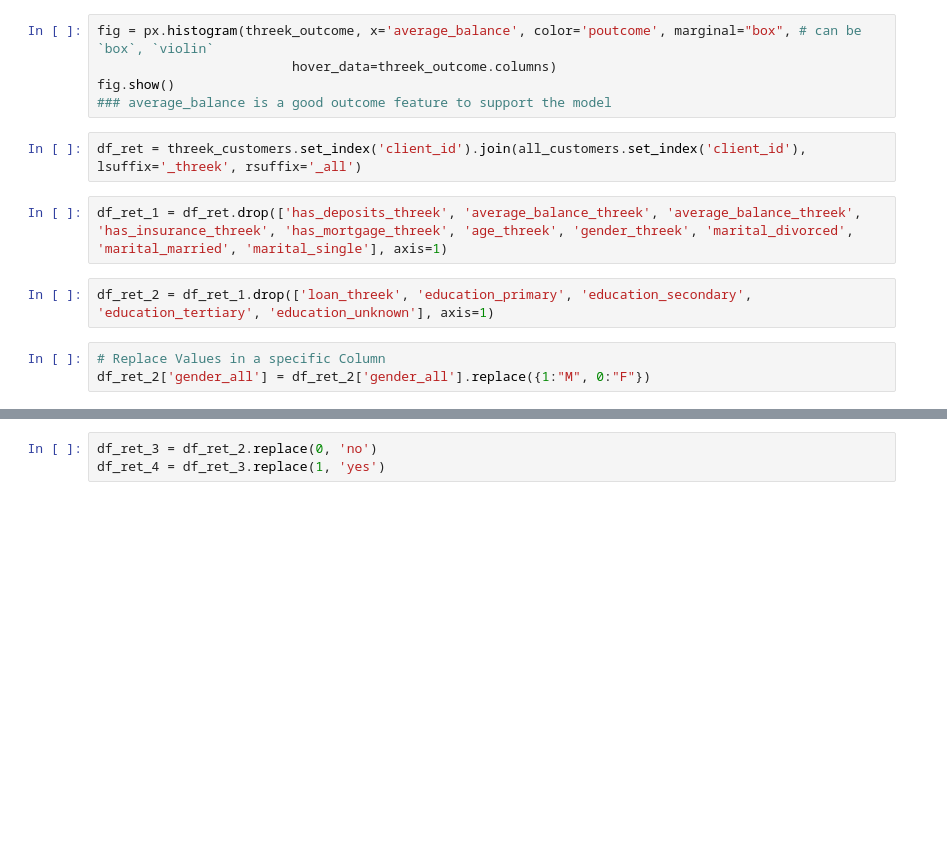
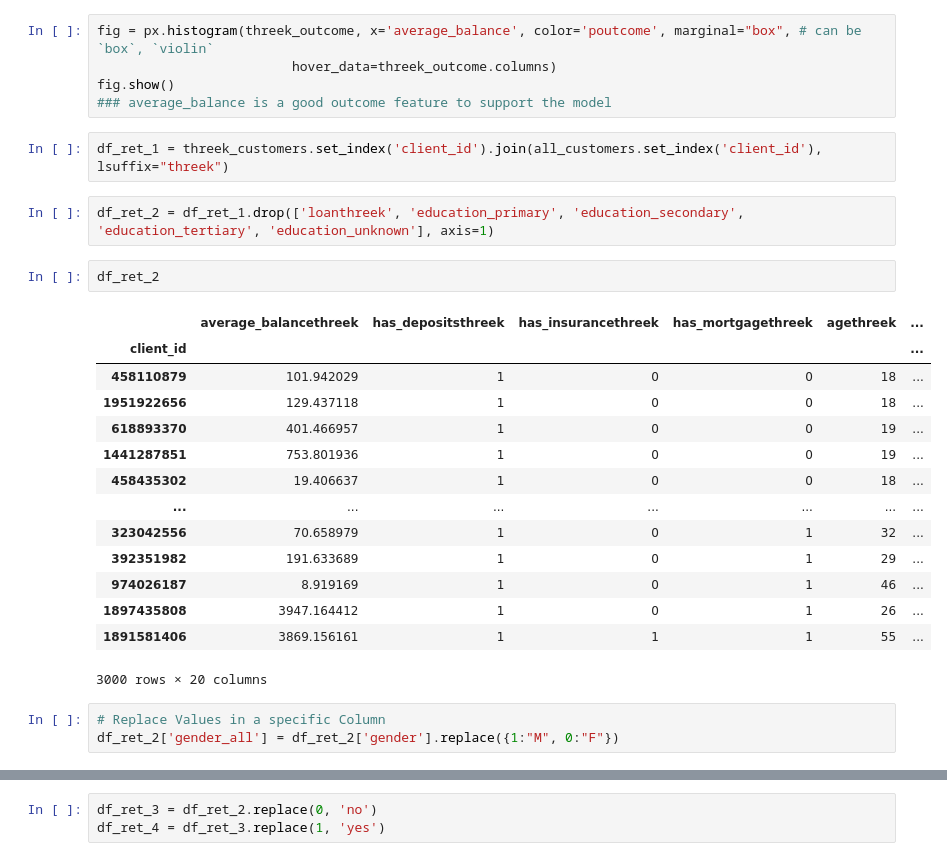
Before and after one commit to braverun/cb_case_study, a Jupyter notebook: cb_case_study.ipynb, the cells around one changed output, grey strips where cells are left out. Cells and saved outputs as stored; diff of their text form; blank space fills up the shorter version.

```diff
--- a/cb_case_study.ipynb
+++ b/cb_case_study.ipynb
@@ -385,14 +383,29 @@ fig = px.histogram(threek_outcome, x='average_balance', color='poutcome', margin
 fig.show()
 ### average_balance is a good outcome feature to support the model
 # %%
-df_ret = threek_customers.set_index('client_id').join(all_customers.set_index('client_id'), lsuffix='_threek', rsuffix='_all')
+df_ret_1 = threek_customers.set_index('client_id').join(all_customers.set_index('client_id'), lsuffix="threek")
-# %%
-df_ret_1 = df_ret.drop(['has_deposits_threek', 'average_balance_threek', 'average_balance_threek', 'has_insurance_threek', 'has_mortgage_threek', 'age_threek', 'gender_threek', 'marital_divorced', 'marital_married', 'marital_single'], axis=1)
 # %%
-df_ret_2 = df_ret_1.drop(['loan_threek', 'education_primary', 'education_secondary', 'education_tertiary', 'education_unknown'], axis=1)
+df_ret_2 = df_ret_1.drop(['loanthreek', 'education_primary', 'education_secondary', 'education_tertiary', 'education_unknown'], axis=1)
+# %%
+df_ret_2
+# %% [output]
+|  | average_balancethreek | has_depositsthreek | has_insurancethreek | has_mortgagethreek | agethreek | ... |
+| client_id |  |  |  |  |  | ... |
+| 458110879 | 101.942029 | 1 | 0 | 0 | 18 | ... |
+| 1951922656 | 129.437118 | 1 | 0 | 0 | 18 | ... |
+| 618893370 | 401.466957 | 1 | 0 | 0 | 19 | ... |
+| 1441287851 | 753.801936 | 1 | 0 | 0 | 19 | ... |
+| 458435302 | 19.406637 | 1 | 0 | 0 | 18 | ... |
+| ... | ... | ... | ... | ... | ... | ... |
+| 323042556 | 70.658979 | 1 | 0 | 1 | 32 | ... |
+| 392351982 | 191.633689 | 1 | 0 | 1 | 29 | ... |
+| 974026187 | 8.919169 | 1 | 0 | 1 | 46 | ... |
+| 1897435808 | 3947.164412 | 1 | 0 | 1 | 26 | ... |
+| 1891581406 | 3869.156161 | 1 | 1 | 1 | 55 | ... |
+3000 rows × 20 columns
 # %%
 # Replace Values in a specific Column
-df_ret_2['gender_all'] = df_ret_2['gender_all'].replace({1:"M", 0:"F"})
+df_ret_2['gender_all'] = df_ret_2['gender'].replace({1:"M", 0:"F"})
 # %%
 df_ret_2
 # %% [output]
```
Also changed, not shown: parts of 23 cells of this notebook.
